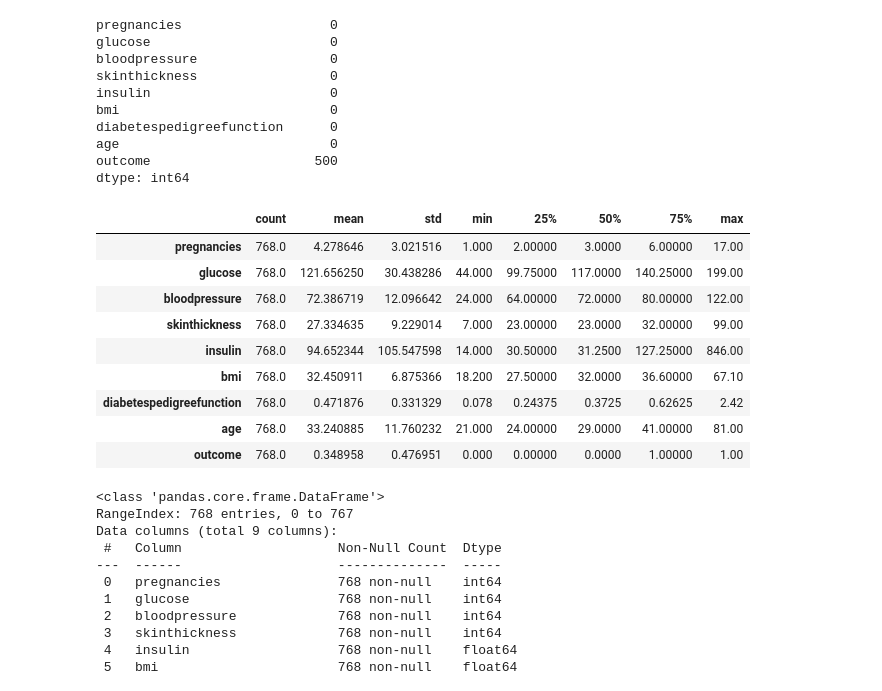
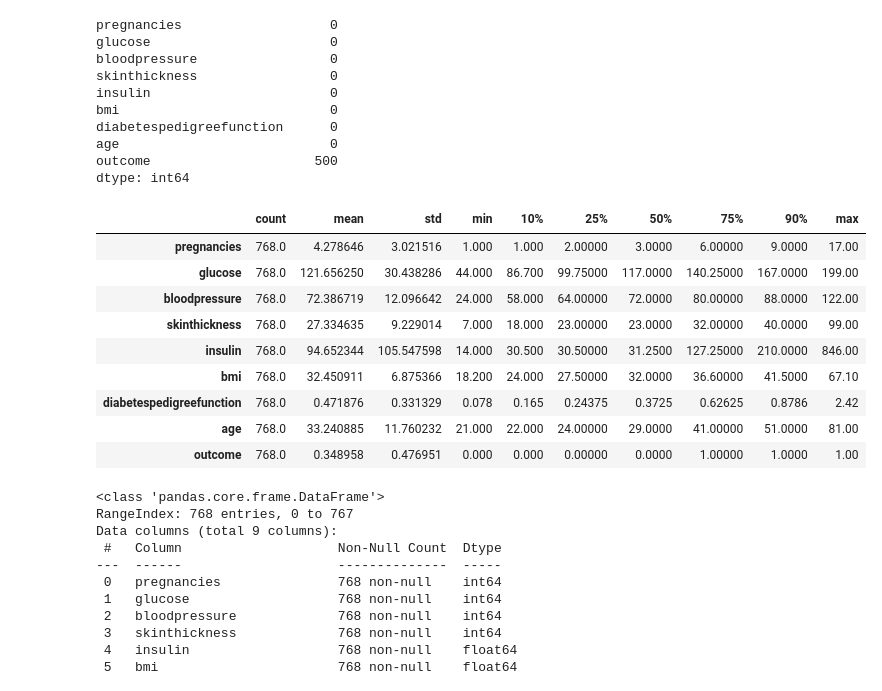
Before and after one commit to SotGE/innopolis2023, a Jupyter notebook: lesson12/lesson12.ipynb, the cells around one changed output. Cells and saved outputs as stored; diff of their text form; code cells hidden in the pictures.

```diff
--- a/lesson12/lesson12.ipynb
+++ b/lesson12/lesson12.ipynb
@@ -130,18 +130,18 @@ outcome                     500
 dtype: int64
 # %%
 # Описательная статистика
-dataset.describe(include='all').T
+dataset.describe(include='all', percentiles=[0.1, 0.25,0.5, 0.75, 0.9]).T
 # %% [output]
-|  | count | mean | std | min | 25% | 50% | 75% | max |
-| pregnancies | 768.0 | 4.278646 | 3.021516 | 1.000 | 2.00000 | 3.0000 | 6.00000 | 17.00 |
-| glucose | 768.0 | 121.656250 | 30.438286 | 44.000 | 99.75000 | 117.0000 | 140.25000 | 199.00 |
-| bloodpressure | 768.0 | 72.386719 | 12.096642 | 24.000 | 64.00000 | 72.0000 | 80.00000 | 122.00 |
-| skinthickness | 768.0 | 27.334635 | 9.229014 | 7.000 | 23.00000 | 23.0000 | 32.00000 | 99.00 |
-| insulin | 768.0 | 94.652344 | 105.547598 | 14.000 | 30.50000 | 31.2500 | 127.25000 | 846.00 |
-| bmi | 768.0 | 32.450911 | 6.875366 | 18.200 | 27.50000 | 32.0000 | 36.60000 | 67.10 |
-| diabetespedigreefunction | 768.0 | 0.471876 | 0.331329 | 0.078 | 0.24375 | 0.3725 | 0.62625 | 2.42 |
-| age | 768.0 | 33.240885 | 11.760232 | 21.000 | 24.00000 | 29.0000 | 41.00000 | 81.00 |
-| outcome | 768.0 | 0.348958 | 0.476951 | 0.000 | 0.00000 | 0.0000 | 1.00000 | 1.00 |
+|  | count | mean | std | min | 10% | 25% | 50% | 75% | 90% | max |
+| pregnancies | 768.0 | 4.278646 | 3.021516 | 1.000 | 1.000 | 2.00000 | 3.0000 | 6.00000 | 9.0000 | 17.00 |
+| glucose | 768.0 | 121.656250 | 30.438286 | 44.000 | 86.700 | 99.75000 | 117.0000 | 140.25000 | 167.0000 | 199.00 |
+| bloodpressure | 768.0 | 72.386719 | 12.096642 | 24.000 | 58.000 | 64.00000 | 72.0000 | 80.00000 | 88.0000 | 122.00 |
+| skinthickness | 768.0 | 27.334635 | 9.229014 | 7.000 | 18.000 | 23.00000 | 23.0000 | 32.00000 | 40.0000 | 99.00 |
+| insulin | 768.0 | 94.652344 | 105.547598 | 14.000 | 30.500 | 30.50000 | 31.2500 | 127.25000 | 210.0000 | 846.00 |
+| bmi | 768.0 | 32.450911 | 6.875366 | 18.200 | 24.000 | 27.50000 | 32.0000 | 36.60000 | 41.5000 | 67.10 |
+| diabetespedigreefunction | 768.0 | 0.471876 | 0.331329 | 0.078 | 0.165 | 0.24375 | 0.3725 | 0.62625 | 0.8786 | 2.42 |
+| age | 768.0 | 33.240885 | 11.760232 | 21.000 | 22.000 | 24.00000 | 29.0000 | 41.00000 | 51.0000 | 81.00 |
+| outcome | 768.0 | 0.348958 | 0.476951 | 0.000 | 0.000 | 0.00000 | 0.0000 | 1.00000 | 1.0000 | 1.00 |
 # %%
 # Просмотр типов данных в датасете
 dataset.info()
```
Also changed, not shown: parts of 5 cells of this notebook.
